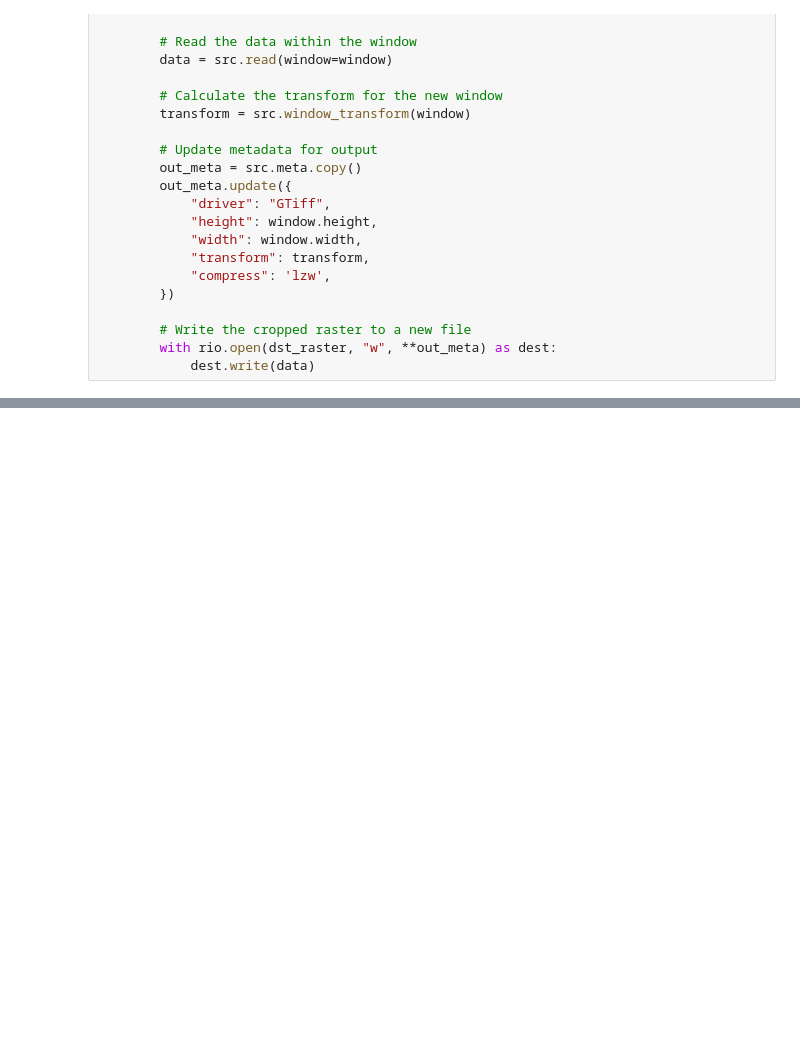
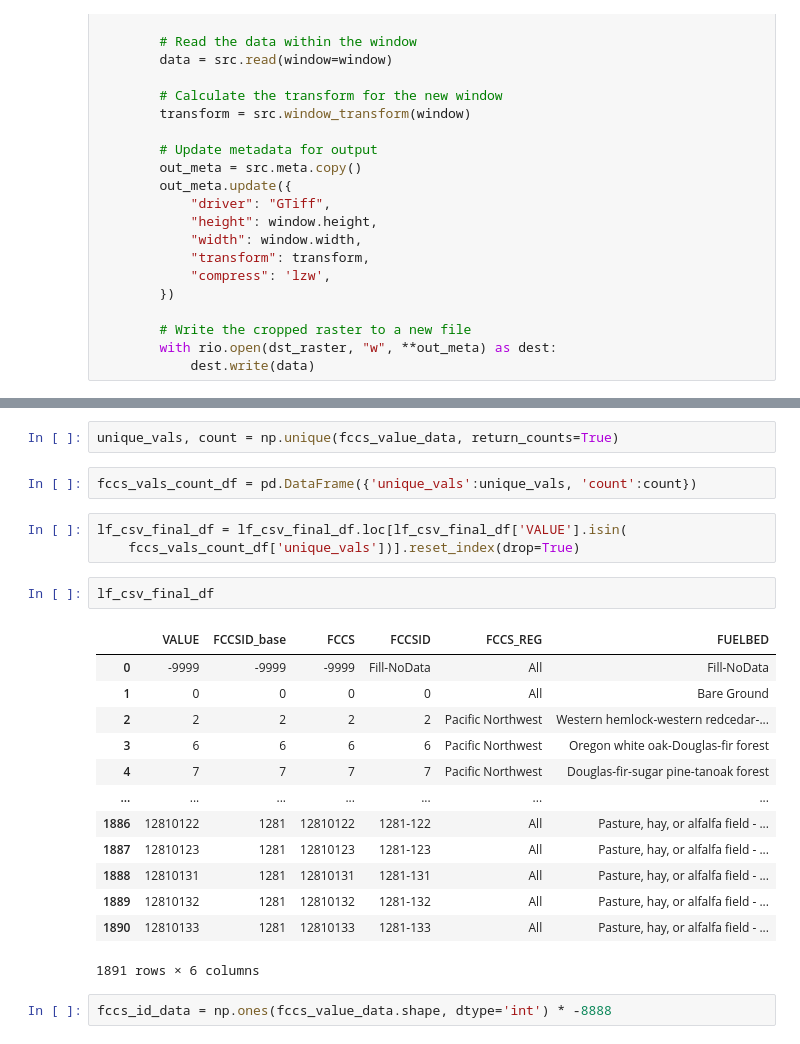
Before and after one commit to yakita1024/python_gis_py312, a Jupyter notebook: notebooks/extract_raster_by_envelope.ipynb, the cells around one changed output, grey strips where cells are left out. Saved outputs shown, nothing was run; the diff lists cells and outputs as text; blank space fills up the shorter version.

```diff
--- a/notebooks/extract_raster_by_envelope.ipynb
+++ b/notebooks/extract_raster_by_envelope.ipynb
@@ -95,0 +134,25 @@ extract_raster_by_envelope(lf_2023_fccs_raster, dst_raster, xmin, ymin, xmax, ym
+# %%
+unique_vals, count = np.unique(fccs_value_data, return_counts=True)
+# %%
+fccs_vals_count_df = pd.DataFrame({'unique_vals':unique_vals, 'count':count})
+# %%
+lf_csv_final_df = lf_csv_final_df.loc[lf_csv_final_df['VALUE'].isin(
+    fccs_vals_count_df['unique_vals'])].reset_index(drop=True)
+# %%
+lf_csv_final_df
+# %% [output]
+|  | VALUE | FCCSID_base | FCCS | FCCSID | FCCS_REG | FUELBED |
+| 0 | -9999 | -9999 | -9999 | Fill-NoData | All | Fill-NoData |
+| 1 | 0 | 0 | 0 | 0 | All | Bare Ground |
+| 2 | 2 | 2 | 2 | 2 | Pacific Northwest | Western hemlock-western redcedar-... |
+| 3 | 6 | 6 | 6 | 6 | Pacific Northwest | Oregon white oak-Douglas-fir forest |
+| 4 | 7 | 7 | 7 | 7 | Pacific Northwest | Douglas-fir-sugar pine-tanoak forest |
+| ... | ... | ... | ... | ... | ... | ... |
+| 1886 | 12810122 | 1281 | 12810122 | 1281-122 | All | Pasture, hay, or alfalfa field - ... |
+| 1887 | 12810123 | 1281 | 12810123 | 1281-123 | All | Pasture, hay, or alfalfa field - ... |
+| 1888 | 12810131 | 1281 | 12810131 | 1281-131 | All | Pasture, hay, or alfalfa field - ... |
+| 1889 | 12810132 | 1281 | 12810132 | 1281-132 | All | Pasture, hay, or alfalfa field - ... |
+| 1890 | 12810133 | 1281 | 12810133 | 1281-133 | All | Pasture, hay, or alfalfa field - ... |
+1891 rows × 6 columns
+# %%
+fccs_id_data = np.ones(fccs_value_data.shape, dtype='int') * -8888
```
Also changed, not shown: parts of 15 cells of this notebook, 1 other file.
